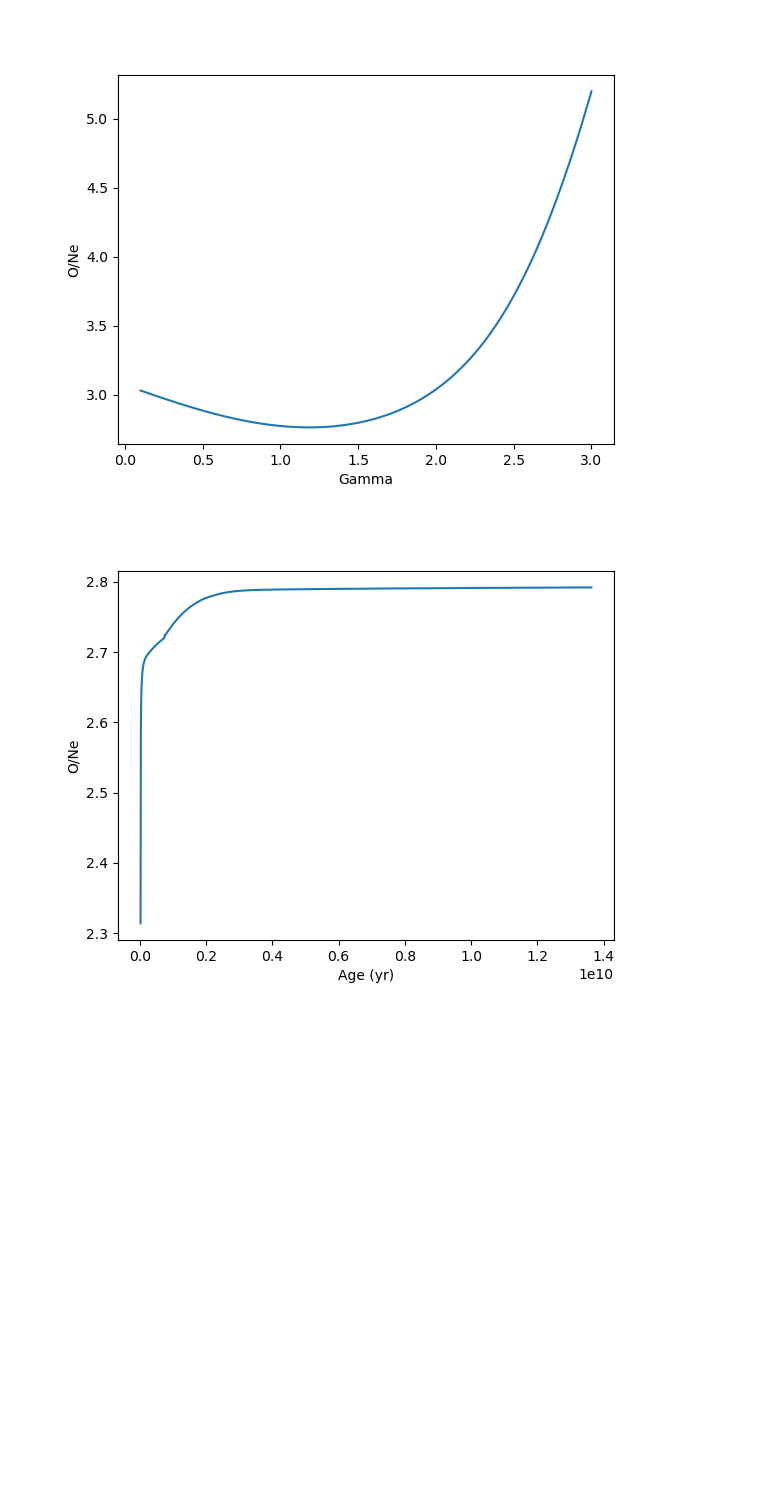
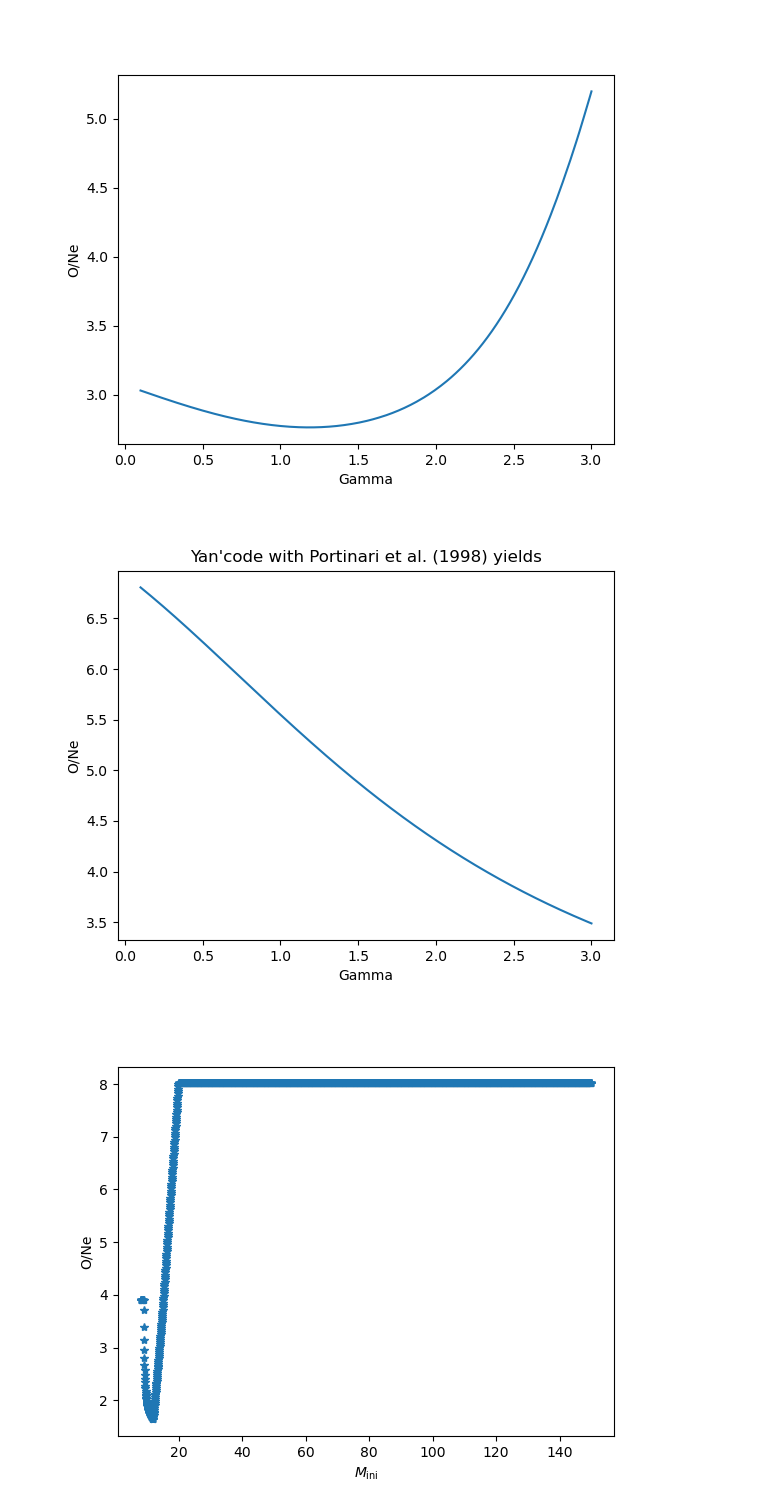
Before and after one commit to liuguanfu1120/ChemEvoIMF, a Jupyter notebook: Abundance-IMF-Result-Analyses.ipynb, the cells around one changed output. Drawn from its saved outputs; the diff is of its cells as text; code cells hidden in the pictures; blank space fills up the shorter version.

```diff
--- a/Abundance-IMF-Result-Analyses.ipynb
+++ b/Abundance-IMF-Result-Analyses.ipynb
@@ -149,15 +161,37 @@ ax.set_ylabel('O/Ne')
 plt.show()
 # %% [output]
 [figure]
-# %%
-# Detailed model
-mask = GasElement[:, constants.elem_names.index("Ne")]>0
-y = GasElement[mask, constants.elem_names.index("O")]/GasElement[mask, constants.elem_names.index("Ne")]/O2Ne[solar_set]
-fig, ax = plt.subplots()
-ax.plot(SFH['Age'][mask], y, label='O/Ne')
-ax.set_xlabel('Age (yr)')
-ax.set_ylabel('O/Ne')
-plt.show()
-# %% [output]
-[figure, removed]
+# %%
+# Check Yan's model, yields from Portinari et al. (1998)
+with open("../galIMF/yield_tables/rearranged___/setllar_O_eject_mass_from_portinari98/portinari98_Z=0.0004.txt", 'r') as f:
+    lines = f.readlines()
+
+x1 = np.array(lines[3].split()).astype(np.float64)
+y1 = np.array(lines[5].split()).astype(np.float64)
+interp1 = interpolate.interp1d(x1, y1, kind='linear', fill_value='extrapolate')
+
+with open("../galIMF/yield_tables/rearranged___/setllar_Ne_eject_mass_from_portinari98/portinari98_Z=0.0004.txt", 'r') as f:
+    lines = f.readlines()
+
+x2 = np.array(lines[3].split()).astype(np.float64)
+y2 = np.array(lines[5].split()).astype(np.float64)
+interp2 = interpolate.interp1d(x2, y2, kind='linear', fill_value='extrapolate')
+
+mass_bound = utils.lifetime_to_mass(13e9, 0.002)
+
+Gammas = np.linspace(0.1, 3.0, 300)
+Oxygen = np.array([quad(PowerLaw, mass_bound, constants.Mstar_max, args=(Gamma, interp1), full_output=1)[0] \
+                   for Gamma in Gammas])
+Neon = np.array([quad(PowerLaw, mass_bound, constants.Mstar_max, args=(Gamma, interp2), full_output=1)[0] \
+                 for Gamma in Gammas])
+
+fig, ax = plt.subplots()
+ax.plot(Gammas, Oxygen/Neon/(O2Ne[solar_set]), label='O/Ne')
+ax.set_xlabel('Gamma')
+ax.set_ylabel('O/Ne')
+ax.set_title("Yan'code with Portinari et al. (1998) yields")  # SNcc
+plt.show()
+# %% [output]
+[figure, added]
+[figure, added]
 # %%
```
Also changed, not shown: parts of 8 cells of this notebook, 29 other files.
